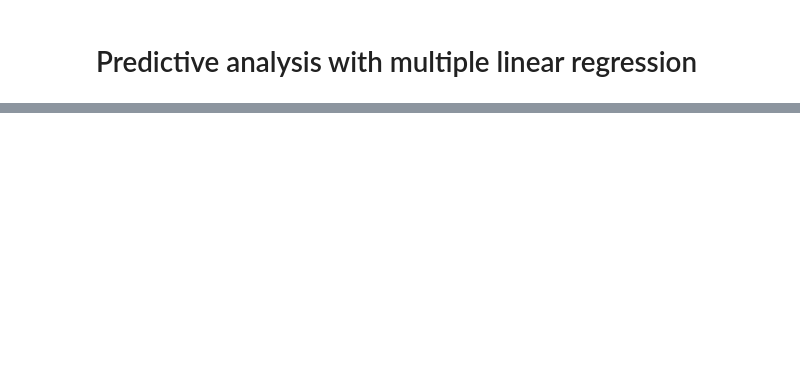
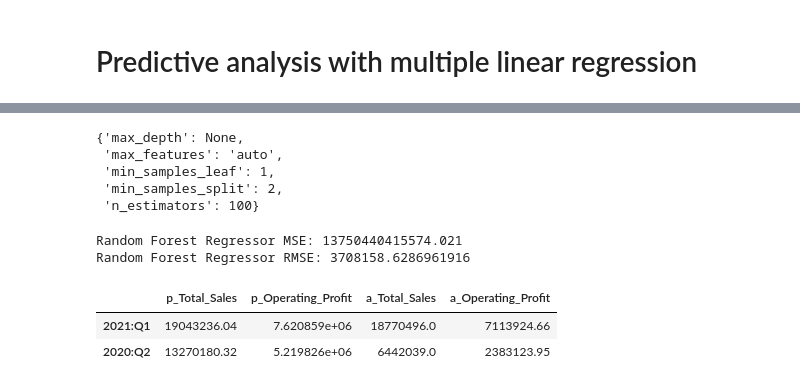
Before and after one commit to MitchellGleason/Final-Project, a Jupyter notebook: Machine Leanring Notebooks/multi_linear_reg_ML.ipynb, the cells around one changed output, grey strips where cells are left out. Drawn from its saved outputs; the diff is of its cells as text; code cells hidden in the pictures; blank space fills up the shorter version.

```diff
--- a/Machine Leanring Notebooks/multi_linear_reg_ML.ipynb
+++ b/Machine Leanring Notebooks/multi_linear_reg_ML.ipynb
@@ -322,0 +295,11 @@ ValueError: Found array with dim 3. Estimator expected <= 2.
+# %%
+#Find optimal parameters using GridSearchCV
+grid = {'n_estimators': [100, 200, 300, 400, 500],
+        'max_depth': [None, 5, 10, 15, 20],
+        'min_samples_split': [2, 4, 6, 8, 10],
+        'min_samples_leaf': [1, 2, 3, 4, 5],
+        'max_features': ['auto', 'sqrt', 'log2']}
+
+#Grid search function
+CV_rfr = GridSearchCV(estimator=RandomForestRegressor(), param_grid=grid, cv=5, n_jobs=4)
+CV_rfr.fit(X_train, y_train)
@@ -322,0 +314,37 @@ ValueError: Found array with dim 3. Estimator expected <= 2.
+# %%
+CV_rfr.best_params_
+# %% [output]
+{'max_depth': None,
+ 'max_features': 'auto',
+ 'min_samples_leaf': 1,
+ 'min_samples_split': 2,
+ 'n_estimators': 100}
+# %%
+#Create a random forest regressor
+opt_rfr = RandomForestRegressor(max_depth=None, max_features= 'log2', min_samples_leaf= 1, min_samples_split= 2, n_estimators= 50, random_state=0)
+# %%
+#Fit the model to the training data
+opt_rfr.fit(X_train, y_train)
+
+#Make predictions using the testing data
+opt_rfr_predictions = opt_rfr.predict(X_test)
+# %%
+opt_rfr_mse = mean_squared_error(y_test, opt_rfr_predictions)
+opt_rfr_rmse = opt_rfr_mse**.5
+
+print(f'Random Forest Regressor MSE: {opt_rfr_mse}')
+print(f'Random Forest Regressor RMSE: {opt_rfr_rmse}')
+# %% [output]
+Random Forest Regressor MSE: 13750440415574.021
+Random Forest Regressor RMSE: 3708158.6286961916
+# %%
+#A RMSE of 3856909 means that the model is off by about $3.9 million on average
+
+#Create a dataframe of the predictions
+opt_rfr_df = pd.DataFrame(opt_rfr_predictions, columns=['p_Total_Sales', 'p_Operating_Profit'], index=y_test.index)
+opt_rfr_df['a_Total_Sales'], opt_rfr_df['a_Operating_Profit'] = y_test['Total Sales'], y_test['Operating Profit']
+opt_rfr_df
+# %% [output]
+|  | p_Total_Sales | p_Operating_Profit | a_Total_Sales | a_Operating_Profit |
+| 2021:Q1 | 19043236.04 | 7.620859e+06 | 18770496.0 | 7113924.66 |
+| 2020:Q2 | 13270180.32 | 5.219826e+06 | 6442039.0 | 2383123.95 |
```
Also changed, not shown: parts of 14 cells of this notebook.
